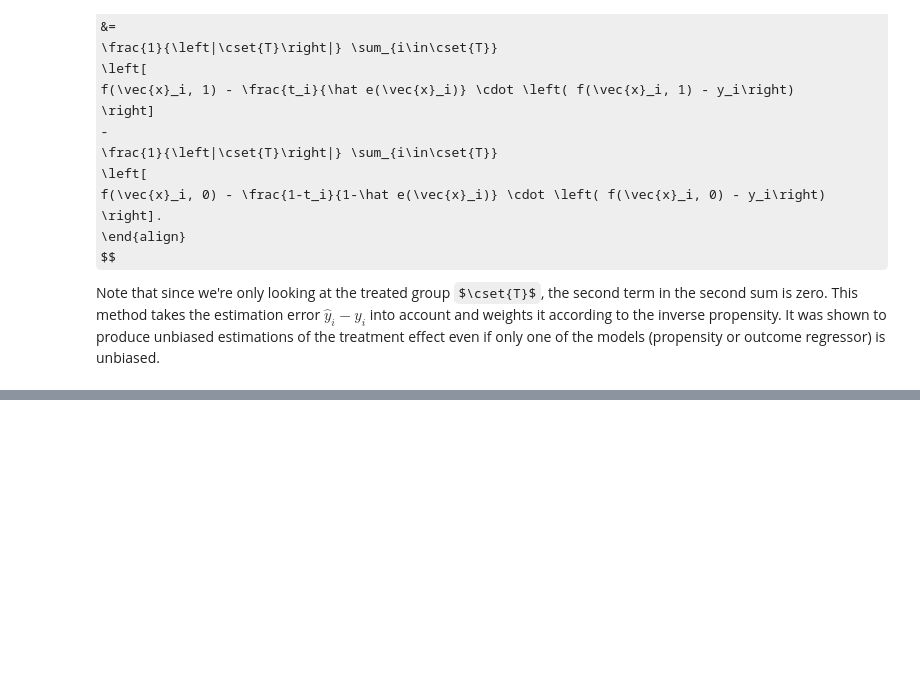
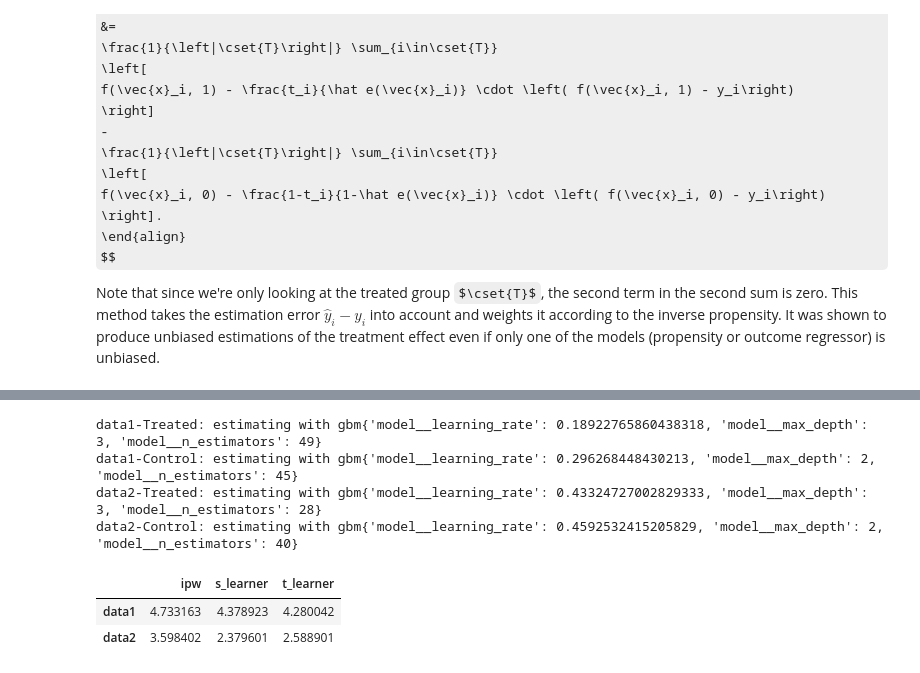
Before and after one commit to avivrosenberg/causal-inference-hw, a Jupyter notebook: hw3/hw3.ipynb, the cells around one changed output, grey strips where cells are left out. Saved outputs shown, nothing was run; the diff lists cells and outputs as text; code cells hidden in the pictures; some formulas as TeX source; blank space fills up the shorter version.

```diff
--- a/hw3/hw3.ipynb
+++ b/hw3/hw3.ipynb
@@ -550,0 +655,40 @@ data2: estimating with gbm{'model__learning_rate': 0.43324727002829333, 'model__
+# %%
+# Estimate ATT with T-Learner, using best fitted model for each dataset and group.
+df_att_results['t_learner'] = float('nan')
+
+for i, df in enumerate(dataframes_cs):
+    # Get data
+    X, y, t = get_training_data(df)
+    prop = df['propensity'].to_numpy()
+
+    # Loop over treatment/control groups and get the best model
+    best_models = {}
+    for group_name in group_names:
+
+        # Get index of best model based on test-set score on the current dataset and group
+        imax = df_cv_tlearner.loc[pd.IndexSlice[dataset_names[i],:],
+                                  pd.IndexSlice[group_name, 'test']].astype(float).idxmax()
+
+        # Save best model for this group
+        model_name = imax[-1]
+        model = df_cv_tlearner.loc[imax,(group_name, 'cv_model')]
+        best_models[group_name] = model
+
+        print(f'{dataset_names[i]}-{group_name}: estimating with {model_name}{model.best_params_}')
+
+    # Estimate the ATT using the two best models for this dataset
+    est_att = att.t_learner(
+        best_models[group_names[0]], best_models[group_names[1]],
+        X, y, t, propensity=prop
+    )
+    df_att_results['t_learner'][i] = est_att
+
+df_att_results
+# %% [output]
+data1-Treated: estimating with gbm{'model__learning_rate': 0.18922765860438318, 'model__max_depth': 3, 'model__n_estimators': 49}
+data1-Control: estimating with gbm{'model__learning_rate': 0.296268448430213, 'model__max_depth': 2, 'model__n_estimators': 45}
+data2-Treated: estimating with gbm{'model__learning_rate': 0.43324727002829333, 'model__max_depth': 3, 'model__n_estimators': 28}
+data2-Control: estimating with gbm{'model__learning_rate': 0.4592532415205829, 'model__max_depth': 2, 'model__n_estimators': 40}
+|  | ipw | s_learner | t_learner |
+| data1 | 4.733163 | 4.378923 | 4.280042 |
+| data2 | 3.598402 | 2.379601 | 2.588901 |
```
Also changed, not shown: parts of 11 cells of this notebook, 1 other file.
